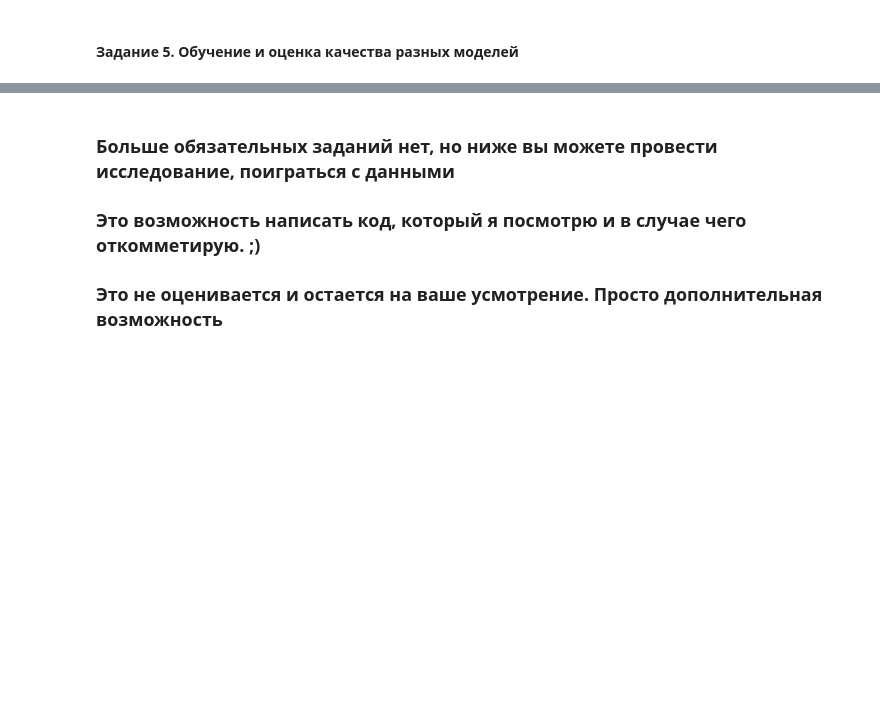
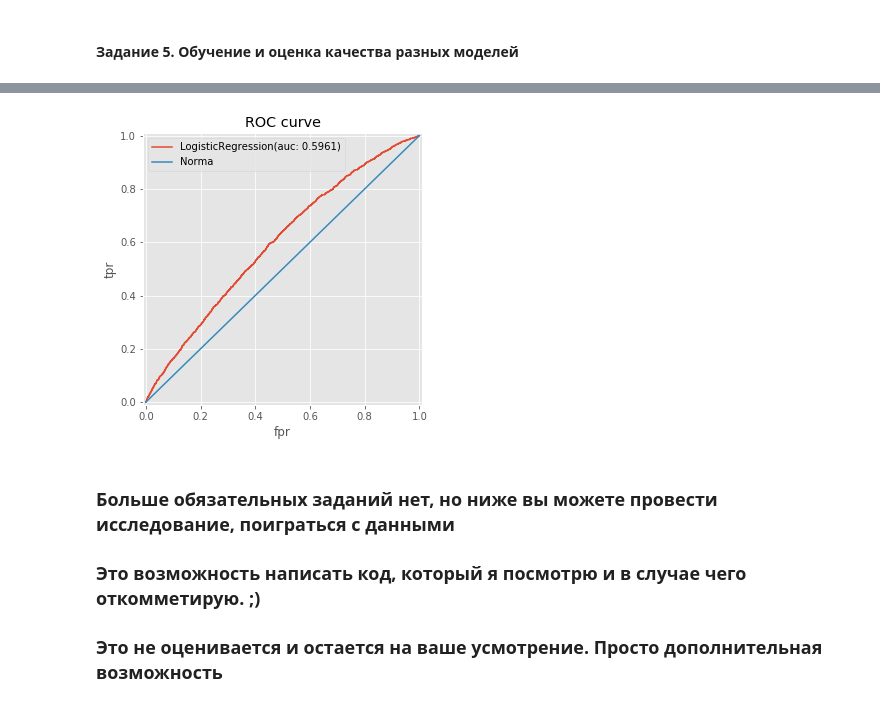
Before and after one commit to VeeCount/sfml, a Jupyter notebook: lesson_02/HomeWork/hw2-task.ipynb, the cells around one changed output, grey strips where cells are left out. Drawn from its saved outputs; the diff is of its cells as text; code cells hidden in the pictures; blank space fills up the shorter version.

```diff
--- a/lesson_02/HomeWork/hw2-task.ipynb
+++ b/lesson_02/HomeWork/hw2-task.ipynb
@@ -389,3 +523,37 @@ SyntaxError: invalid syntax (<ipython-input-31-32ceb4195326>, line 3)
+# %%
+# Взять лучшую модель и сделать предсказания (с вероятностями (!!!)) для test выборки
+
+# Т.к. точно не указано какую test выборку взять, берем из начального задания ОТП
+# Если что, наша тестовая выборка из test-split уже посчитана и лежит тут: alg_dict['LogisticRegression']['predict_proba']
+
+# Несмотря на то, что кросс-валидация указывает на LogisticRegression
+best_alg = 'LogisticRegression'
+test = df_test_preproc.drop(columns=['TARGET'])
+test_result = df_test_preproc['TARGET']
+model = alg_dict[best_alg]['model']
+
+predict = model.predict_proba(test)[:,1]
+# %%
+# Померить roc_auc на тесте
+# Вывести текстом и на графике =)
+
+plt.figure(figsize=(5, 5))
+
+fpr, tpr, thresholds = roc_curve(test_result, predict)
+auc_score = roc_auc_score(test_result, predict)
+plt.plot(fpr, tpr, label=f"{best_alg}(auc: {auc_score:.4f})")
+
+plt.plot([0, 1], [0, 1], label="Norma")
+plt.legend()
+plt.ylabel('tpr')
+plt.xlabel('fpr')
+plt.grid(True)
+plt.title('ROC curve')
+plt.xlim((-0.01, 1.01))
+plt.ylim((-0.01, 1.01))
+plt.show()
+# %% [output]
+[figure, added]
 # %% [markdown]
 ### Больше обязательных заданий нет, но ниже вы можете провести исследование, поиграться с данными
 ### Это возможность написать код, который я посмотрю и в случае чего откомметирую. ;)
```
Also changed, not shown: parts of 20 cells of this notebook.
